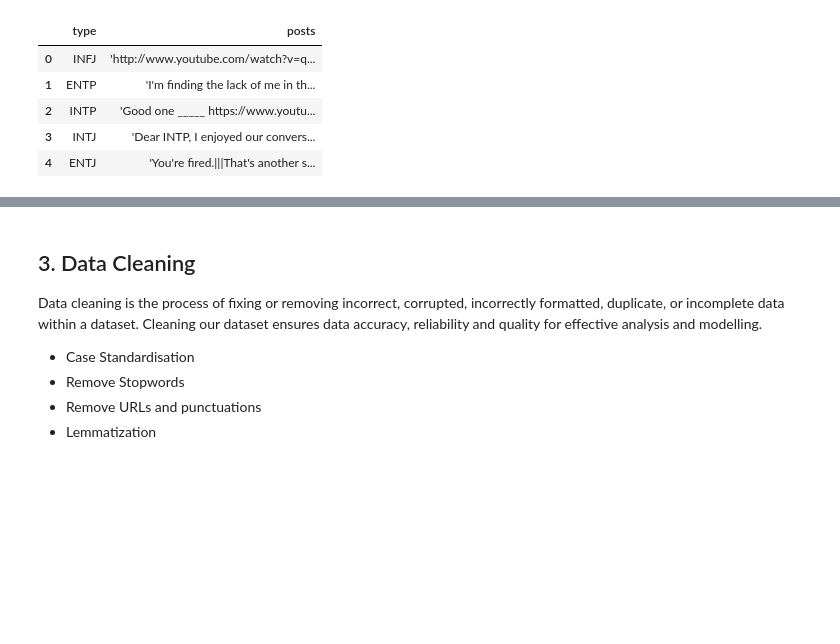
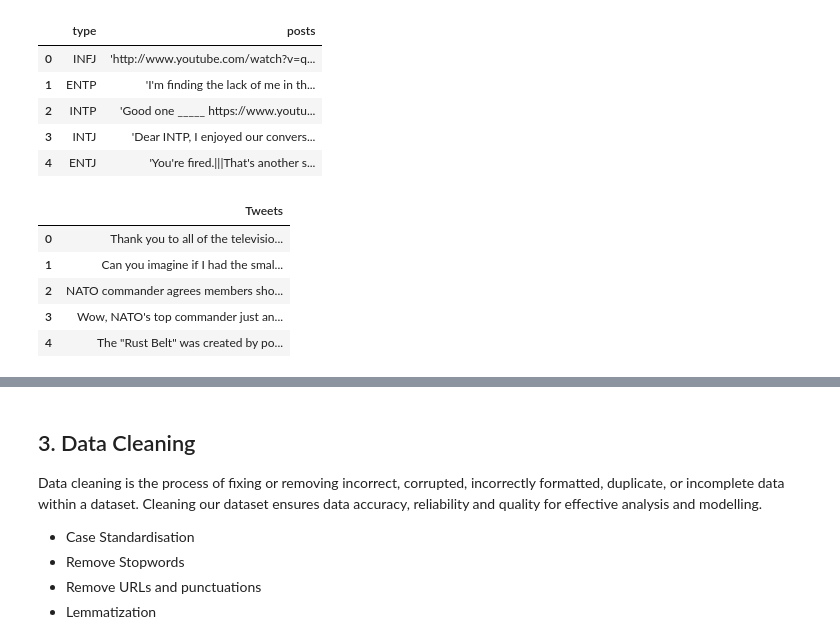
Before and after one commit to sugarhy/FYP, a Jupyter notebook: gru.ipynb, the cells around one changed output, grey strips where cells are left out. Saved outputs shown, nothing was run; the diff lists cells and outputs as text; code cells hidden in the pictures; blank space fills up the shorter version.

```diff
--- a/gru.ipynb
+++ b/gru.ipynb
@@ -95,3 +95,13 @@ df.head()
 | 2 | INTP | 'Good one _____ https://www.youtu... |
 | 3 | INTJ | 'Dear INTP, I enjoyed our convers... |
 | 4 | ENTJ | 'You're fired.|||That's another s... |
+# %%
+df2 = pd.read_csv('trumptweets.csv', encoding='ISO-8859-1')
+df2.head()
+# %% [output]
+|  | Tweets |
+| 0 | Thank you to all of the televisio... |
+| 1 | Can you imagine if I had the smal... |
+| 2 | NATO commander agrees members sho... |
+| 3 | Wow, NATO's top commander just an... |
+| 4 | The "Rust Belt" was created by po... |
```
Also changed, not shown: parts of 7 cells of this notebook.
